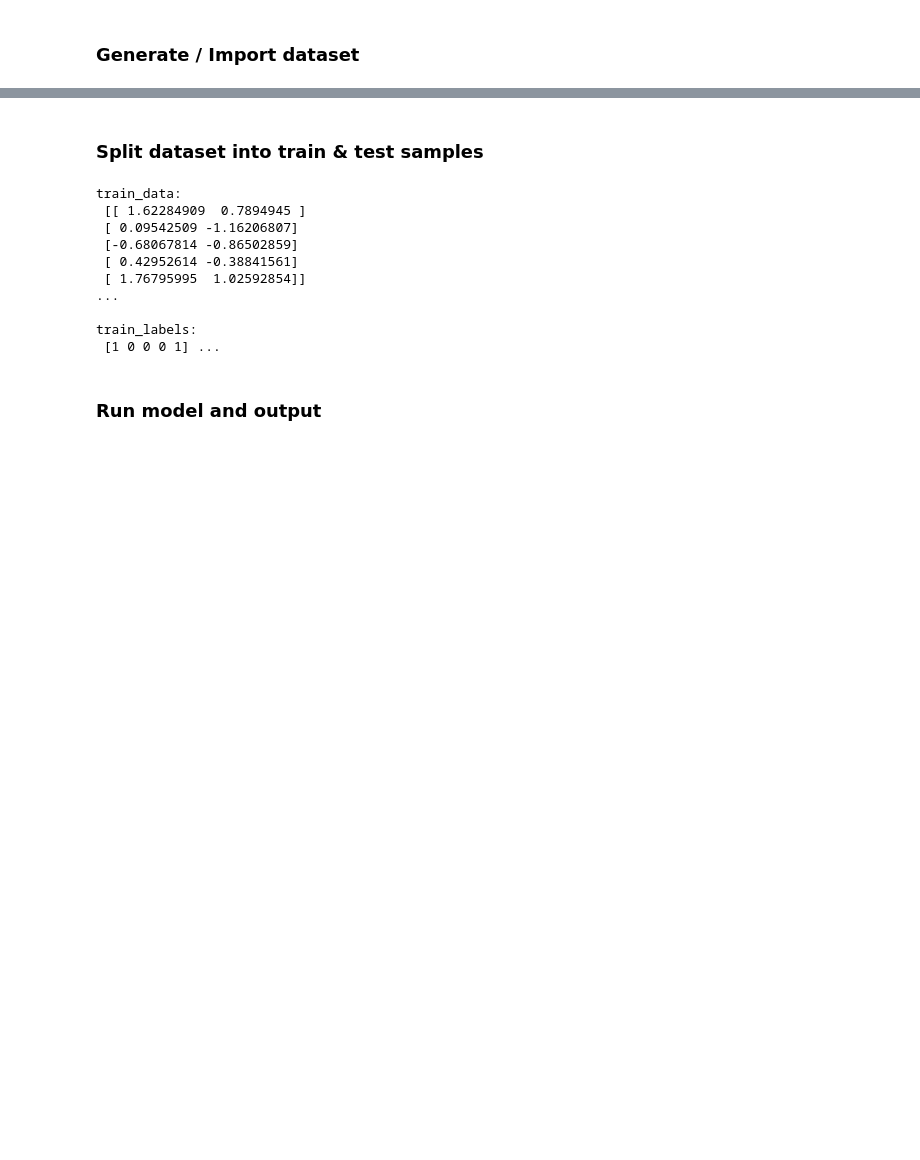
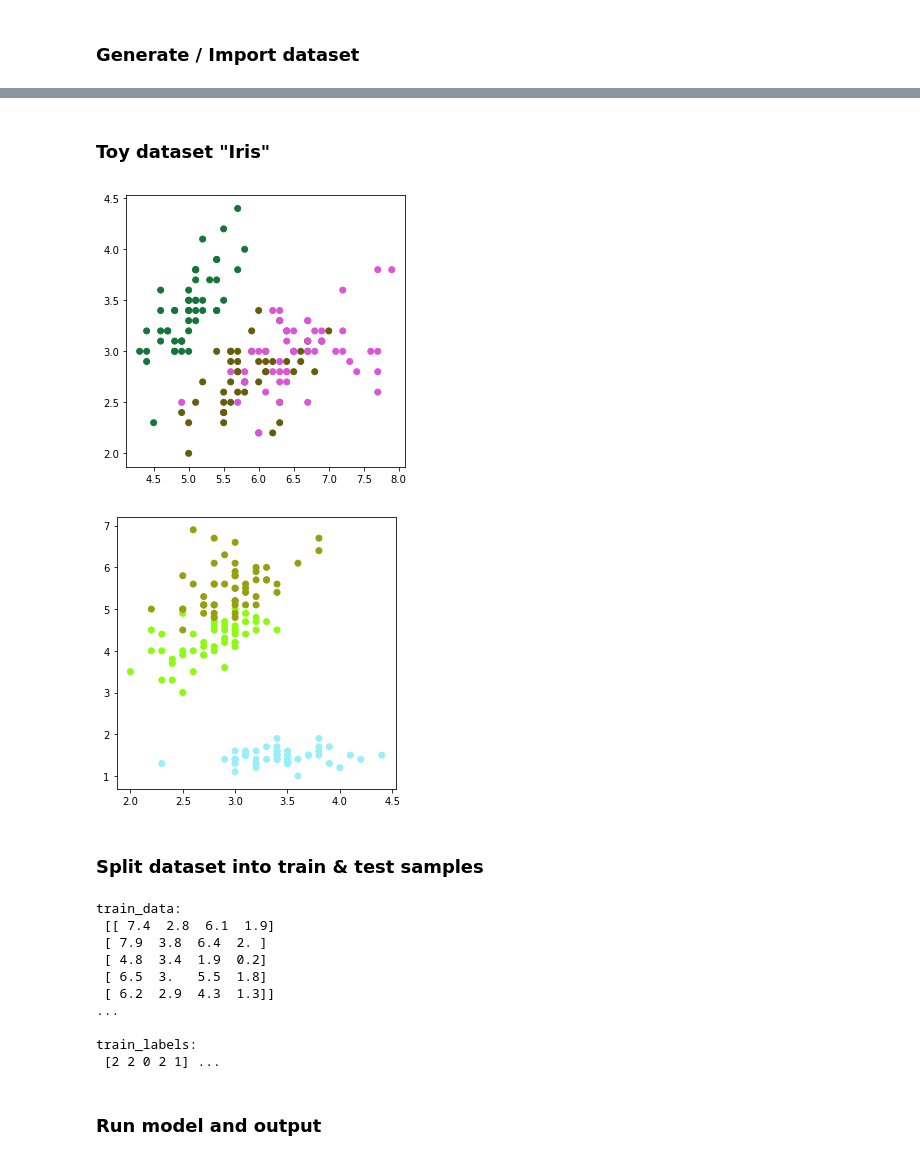
Before and after one commit to Antonyo314/dru-ML-algorithms, a Jupyter notebook: 3. NaiveBayesClassifier.ipynb, the cells around one changed output, grey strips where cells are left out. Saved outputs shown, nothing was run; the diff lists cells and outputs as text; code cells hidden in the pictures; blank space fills up the shorter version.

```diff
--- a/3. NaiveBayesClassifier.ipynb
+++ b/3. NaiveBayesClassifier.ipynb
@@ -199,3 +199,15 @@ plot_2f_dataset(data, target)
+# %% [markdown]
+### Toy dataset "Iris"
+# %%
+dataset = datasets.load_iris()
+data = dataset.data
+target = dataset.target
+plot_2f_dataset(data[:,:2], target)
+plot_2f_dataset(data[:,1:3], target)
+plt.show()
+# %% [output]
+[figure, added]
+[figure, added]
 # %% [markdown]
 ### Split dataset into train & test samples
 # %%
@@ -209,15 +221,15 @@ print('train_data: \n',train_data[:5],'\n...\n')
 print('train_labels: \n',train_labels[:5],'...')
 # %% [output]
 train_data:
- [[ 1.62284909  0.7894945 ]
- [ 0.09542509 -1.16206807]
- [-0.68067814 -0.86502859]
- [ 0.42952614 -0.38841561]
- [ 1.76795995  1.02592854]]
+ [[ 7.4  2.8  6.1  1.9]
+ [ 7.9  3.8  6.4  2. ]
+ [ 4.8  3.4  1.9  0.2]
+ [ 6.5  3.   5.5  1.8]
+ [ 6.2  2.9  4.3  1.3]]
 ...
 
 train_labels:
- [1 0 0 0 1] ...
+ [2 2 0 2 1] ...
 # %% [markdown]
 ### Run model and output
 # %%
```
Also changed, not shown: parts of 4 cells of this notebook.
